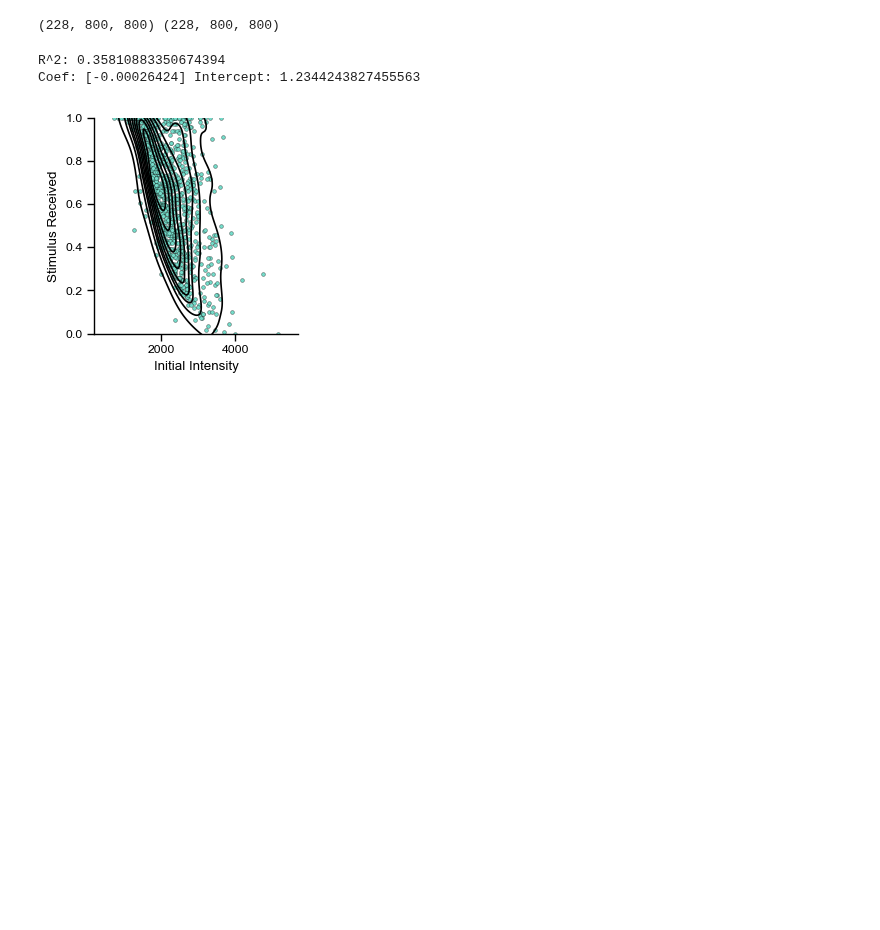
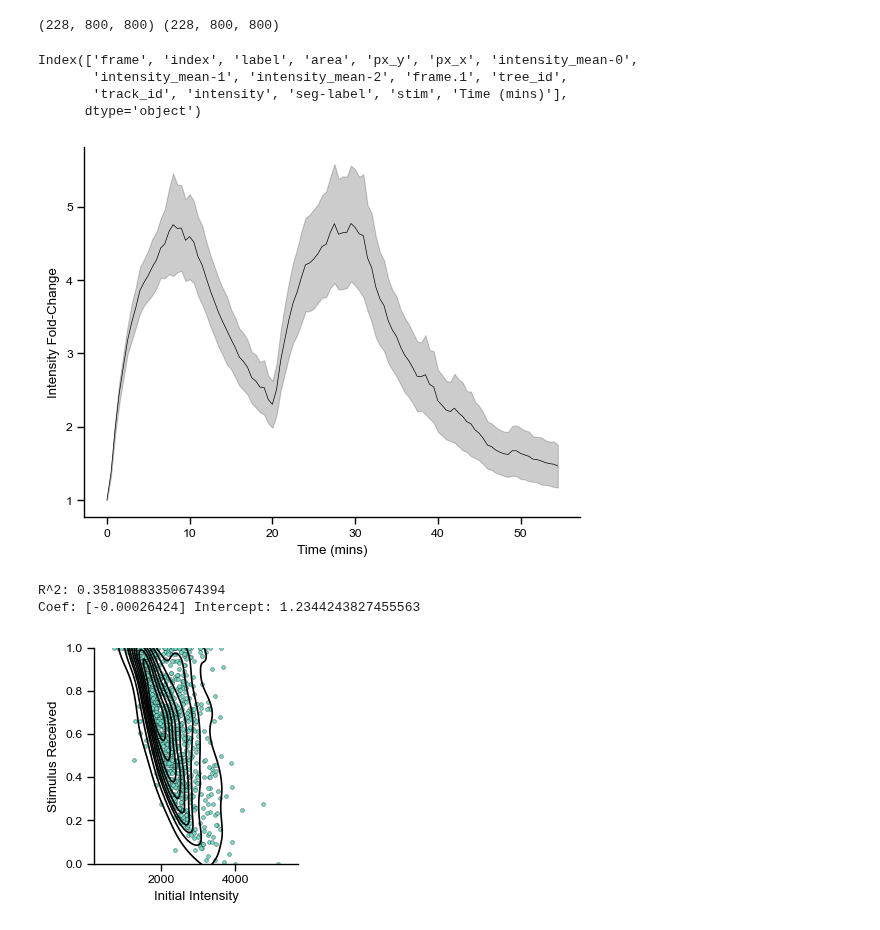
Before and after one commit to Harrison-Oatman/PyCLM, a Jupyter notebook: figures/tag-rfp_analysis.ipynb, the cells around one changed output. Cells and saved outputs as stored; diff of their text form; code cells hidden in the pictures; blank space fills up the shorter version.

```diff
--- a/figures/tag-rfp_analysis.ipynb
+++ b/figures/tag-rfp_analysis.ipynb
@@ -242,34 +254,50 @@ tracked_spots_df = pd.read_csv(tracks_path)
 tracked_spots_df["intensity"] = tracked_spots_df["intensity_mean-0"]
 tracked_spots_df["seg-label"] = tracked_spots_df["intensity_mean-1"]
 tracked_spots_df["stim"] = tracked_spots_df["intensity_mean-2"] > 0
+tracked_spots_df["Time (mins)"] = tracked_spots_df["frame"] / 2
+
 # tracked_spots_df["intensity_bin"] = tracked_spots_df["intensity"] // 125 * 125
+print(tracked_spots_df.columns)
+# initial_intensity = df[df["frame"] == 0]["intensity"].mean()
+tracked_spots_df["normed_intensity"] = tracked_spots_df["intensity"] / tracked_spots_df["track_id"].map(tracked_spots_df.groupby("track_id")["intensity"].first())
+
+sns.lineplot(tracked_spots_df[tracked_spots_df["Time (mins)"] < 55], x="Time (mins)", y="normed_intensity", errorbar=("sd", 1), err_style="band", color="k", linewidth=0.5, markers="o")
+plt.xlabel("Time (mins)")
+plt.ylabel("Intensity Fold-Change")
+plt.savefig(savepath / "normed_intensity_timecourse.pdf")
+plt.show()
 
 tracked_spots_df["track_n_spots"] = tracked_spots_df["track_id"].map(tracked_spots_df.groupby("track_id")["frame"].count())
 
 good_tracked_spots = tracked_spots_df[tracked_spots_df["track_n_spots"] > 200]
 good_tracked_spots = good_tracked_spots[good_tracked_spots["frame"] > 115]
 t = good_tracked_spots.groupby("track_id")
 
 fig, ax = plt.subplots(1, 1, figsize=(3, 3))
 plt.tight_layout(rect = [0.05, 0.05, 0.95, 0.95])
 
 sns.kdeplot(x=t["intensity"].first(), y=t["stim"].mean(), color="k")
 sns.scatterplot(x=t["intensity"].first(), y=t["stim"].mean(), color="#74DBC9", edgecolor="k", s=7.5)
 
 from sklearn.linear_model import LinearRegression
 model = LinearRegression()
 X = t["intensity"].first().values.reshape(-1, 1)
 y = t["stim"].mean().values
 model.fit(X, y)
 print("R^2:", model.score(X, y))
 print("Coef:", model.coef_, "Intercept:", model.intercept_)
 
 plt.xlabel("Initial Intensity")
 plt.ylabel("Stimulus Received")
 plt.ylim(0, 1.0)
 plt.savefig(savepath / "stimulus_required.pdf")
 plt.show()
 # %% [output]
-R^2: 0.35810883350674394
-Coef: [-0.00026424] Intercept: 1.2344243827455563
+Index(['frame', 'index', 'label', 'area', 'px_y', 'px_x', 'intensity_mean-0',
+       'intensity_mean-1', 'intensity_mean-2', 'frame.1', 'tree_id',
+       'track_id', 'intensity', 'seg-label', 'stim', 'Time (mins)'],
+      dtype='object')
-[figure, old version]
+[figure, new version]
+R^2: 0.35810883350674394
+Coef: [-0.00026424] Intercept: 1.2344243827455563
+[figure, added]
```
Also changed, not shown: parts of 2 cells of this notebook, 2 other files.
